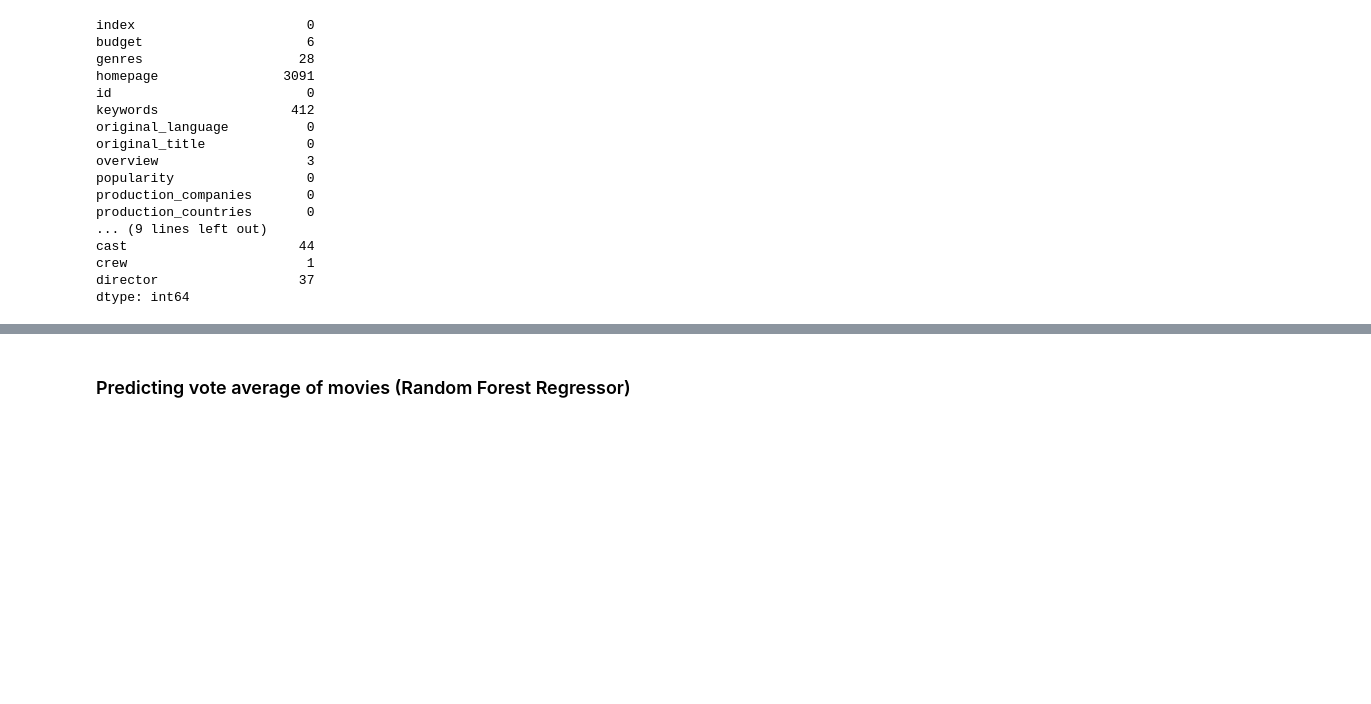
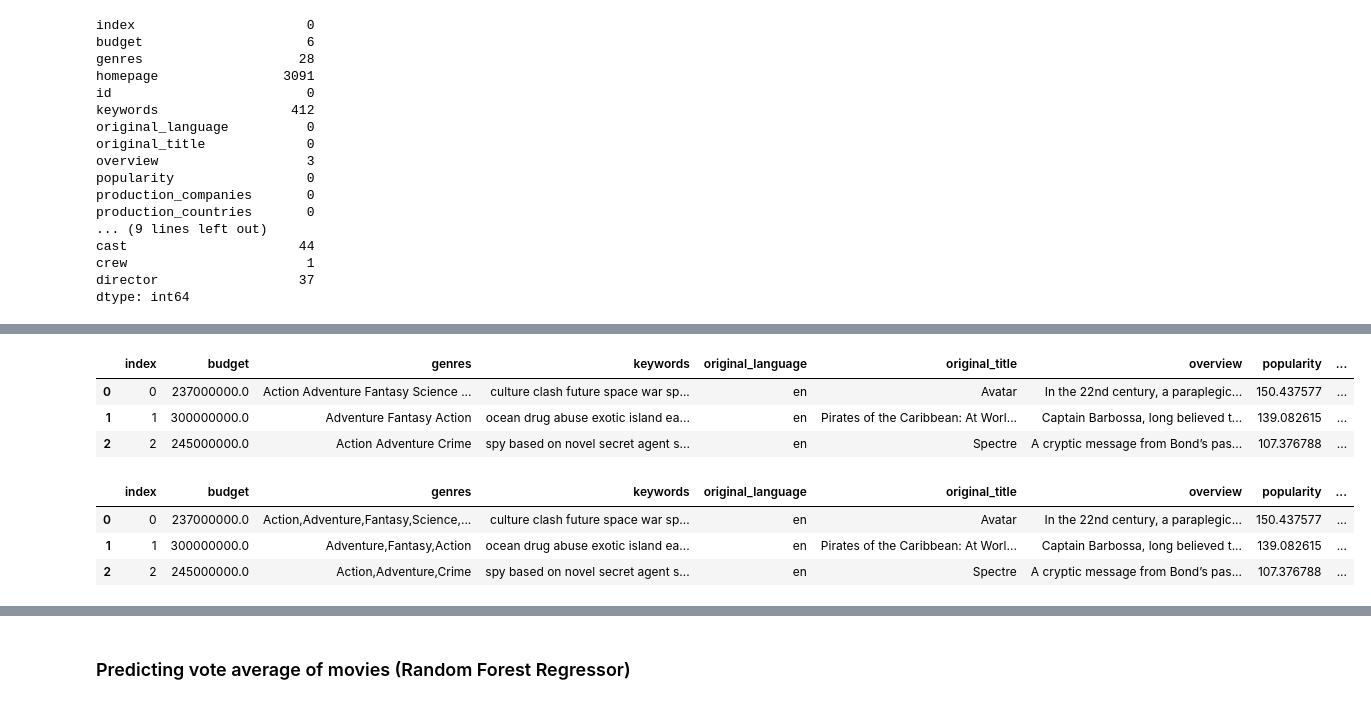
Before and after one commit to amudd10/Coming-to-A-Theater-Near-You, a Jupyter notebook: new_movierec.ipynb, the cells around one changed output, grey strips where cells are left out. Cells and saved outputs as stored; diff of their text form; code cells hidden in the pictures; blank space fills up the shorter version.

```diff
--- a/new_movierec.ipynb
+++ b/new_movierec.ipynb
@@ -146,7 +213,7 @@ crew                    0
 director                0
 dtype: int64
 # %%
-movies_data_df = movies_data_df.dropna(subset=['budget', 'runtime', 'title', 'vote_average', 'vote_count'])
+movies_data_df = movies_data_df.dropna(subset=['budget', 'runtime', 'title', 'vote_average', 'vote_count', 'revenue'])
 movies_data_df.isna().sum()
 # %% [output]
 index                   0
@@ -201,0 +258,3 @@ df
+# %%
+movies_data_df['cast'] = movies_data_df['cast'].apply(lambda x: ', '.join([f"{a} {b}" for a, b in zip(x.split()[::2], x.split()[1::2])]))
+movies_data_df['cast']
@@ -201,0 +289,6 @@ df
+# %%
+#extracting production company from column
+production_company = '[{"name": "Walt Disney Pictures", "id": 2}]'
+parsed_production_company = json.loads(production_company)
+company_name = parsed_production_company[0]['name']
+print(company_name)
@@ -201,0 +297,14 @@ df
+# %%
+
+
+# Define a function to extract company names
+def extract_company_names(x):
+    try:
+        companies = json.loads(x)
+        return [company['name'] for company in companies]
+    except (json.JSONDecodeError, TypeError):
+        return []
+
+# Apply the function to the production_companies column
+movies_data_df['production_companies'] = movies_data_df['production_companies'].apply(extract_company_names)
+movies_data_df['production_companies']
@@ -201,0 +324,15 @@ df
+# %%
+movies_data_df.head(3)
+# %% [output]
+|  | index | budget | genres | keywords | original_language | original_title | overview | popularity | ... |
+| 0 | 0 | 237000000.0 | Action Adventure Fantasy Science ... | culture clash future space war sp... | en | Avatar | In the 22nd century, a paraplegic... | 150.437577 | ... |
+| 1 | 1 | 300000000.0 | Adventure Fantasy Action | ocean drug abuse exotic island ea... | en | Pirates of the Caribbean: At Worl... | Captain Barbossa, long believed t... | 139.082615 | ... |
+| 2 | 2 | 245000000.0 | Action Adventure Crime | spy based on novel secret agent s... | en | Spectre | A cryptic message from Bond’s pas... | 107.376788 | ... |
+# %%
+movies_data_df['genres'] = movies_data_df['genres'].str.replace(' ', ',')
+movies_data_df.head(3)
+# %% [output]
+|  | index | budget | genres | keywords | original_language | original_title | overview | popularity | ... |
+| 0 | 0 | 237000000.0 | Action,Adventure,Fantasy,Science,... | culture clash future space war sp... | en | Avatar | In the 22nd century, a paraplegic... | 150.437577 | ... |
+| 1 | 1 | 300000000.0 | Adventure,Fantasy,Action | ocean drug abuse exotic island ea... | en | Pirates of the Caribbean: At Worl... | Captain Barbossa, long believed t... | 139.082615 | ... |
+| 2 | 2 | 245000000.0 | Action,Adventure,Crime | spy based on novel secret agent s... | en | Spectre | A cryptic message from Bond’s pas... | 107.376788 | ... |
```
Also changed, not shown: parts of 42 cells of this notebook, 6 other files.
